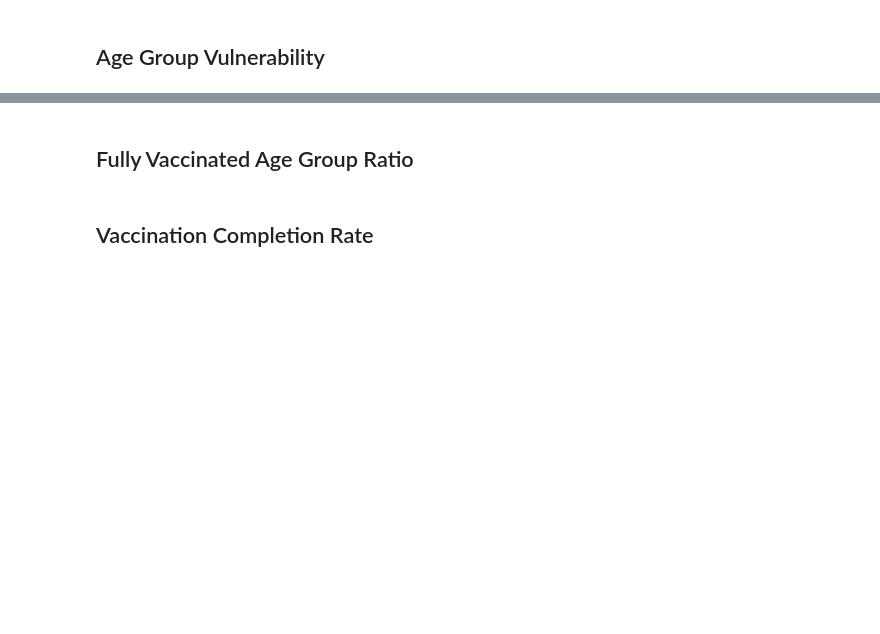
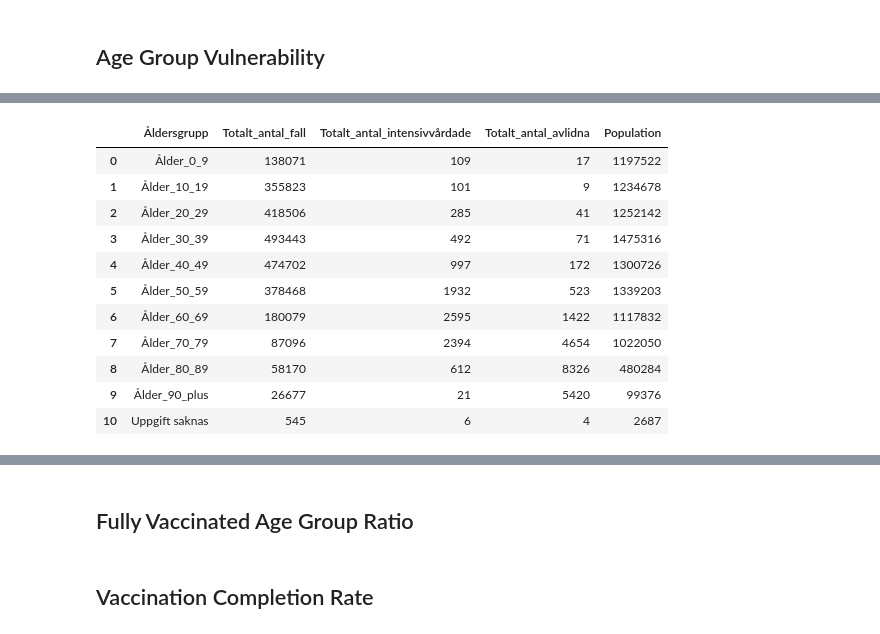
Before and after one commit to MaryKavalion/Data_Processing-Mary-Kavalionak, a Jupyter notebook: Lab-Covid19/Part 3. Exploratory data analysis.ipynb, the cells around one changed output, grey strips where cells are left out. Drawn from its saved outputs; the diff is of its cells as text; code cells hidden in the pictures; blank space fills up the shorter version.

```diff
--- a/Lab-Covid19/Part 3. Exploratory data analysis.ipynb
+++ b/Lab-Covid19/Part 3. Exploratory data analysis.ipynb
@@ -123,0 +181,16 @@ px.pie(genders, values = 'Totalt_antal_fall', names = 'Kön')
+# %%
+cases_by_ages["Population"] = population["Population"]
+cases_by_ages
+# %% [output]
+|  | Åldersgrupp | Totalt_antal_fall | Totalt_antal_intensivvårdade | Totalt_antal_avlidna | Population |
+| 0 | Ålder_0_9 | 138071 | 109 | 17 | 1197522 |
+| 1 | Ålder_10_19 | 355823 | 101 | 9 | 1234678 |
+| 2 | Ålder_20_29 | 418506 | 285 | 41 | 1252142 |
+| 3 | Ålder_30_39 | 493443 | 492 | 71 | 1475316 |
+| 4 | Ålder_40_49 | 474702 | 997 | 172 | 1300726 |
+| 5 | Ålder_50_59 | 378468 | 1932 | 523 | 1339203 |
+| 6 | Ålder_60_69 | 180079 | 2595 | 1422 | 1117832 |
+| 7 | Ålder_70_79 | 87096 | 2394 | 4654 | 1022050 |
+| 8 | Ålder_80_89 | 58170 | 612 | 8326 | 480284 |
+| 9 | Ålder_90_plus | 26677 | 21 | 5420 | 99376 |
+| 10 | Uppgift saknas | 545 | 6 | 4 | 2687 |
```
Also changed, not shown: parts of 12 cells of this notebook.
